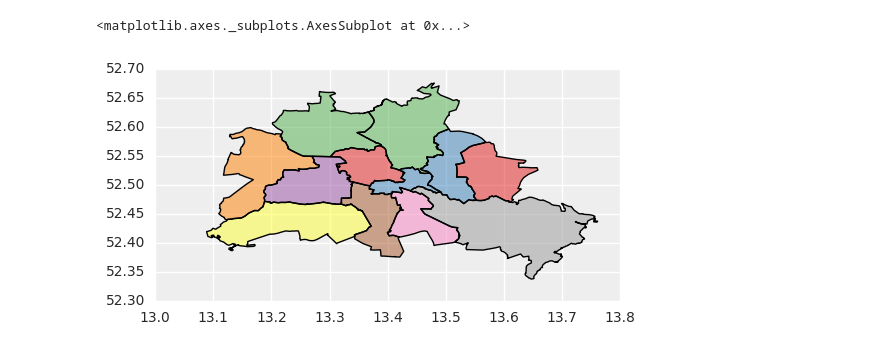
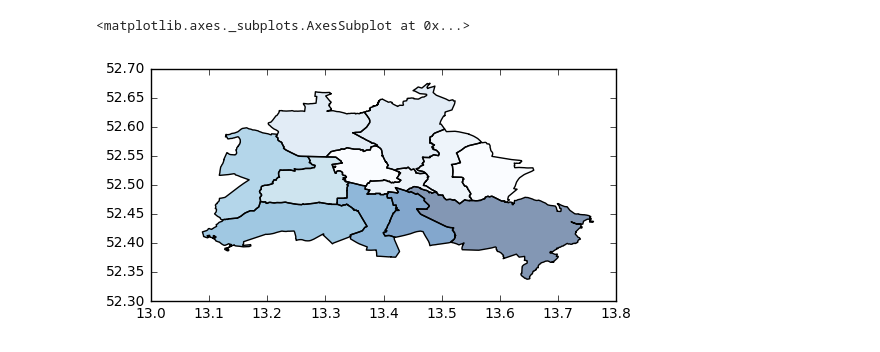
Before and after one commit to sabine-kaiser/pyladies-geopandas, a Jupyter notebook: geopandas_christmas_market_tour.ipynb, the cells around one changed output. Saved outputs shown, nothing was run; the diff lists cells and outputs as text; code cells hidden in the pictures.

```diff
--- a/geopandas_christmas_market_tour.ipynb
+++ b/geopandas_christmas_market_tour.ipynb
@@ -45,6 +161,6 @@ explore the dataset further (example methods/properties)
 # %%
 districts = gpd.read_file('data/districts.geojson')
-districts.geometry.plot()
+districts.geometry.plot(cmap='Blues')
 # %% [output]
 <matplotlib.axes._subplots.AxesSubplot at 0x...>
-[figure, old version]
+[figure, new version]
```
Also changed, not shown: parts of 28 cells of this notebook, 4 other files.
